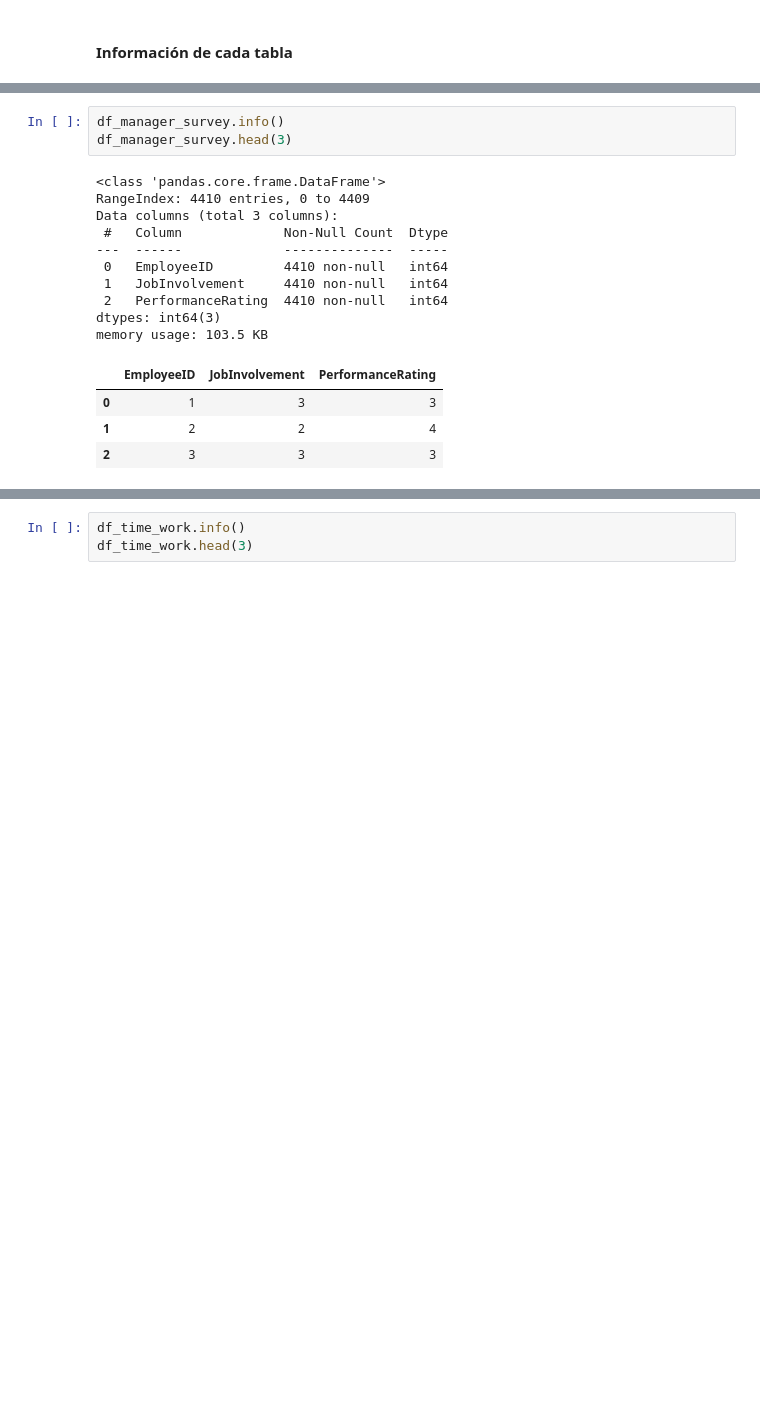
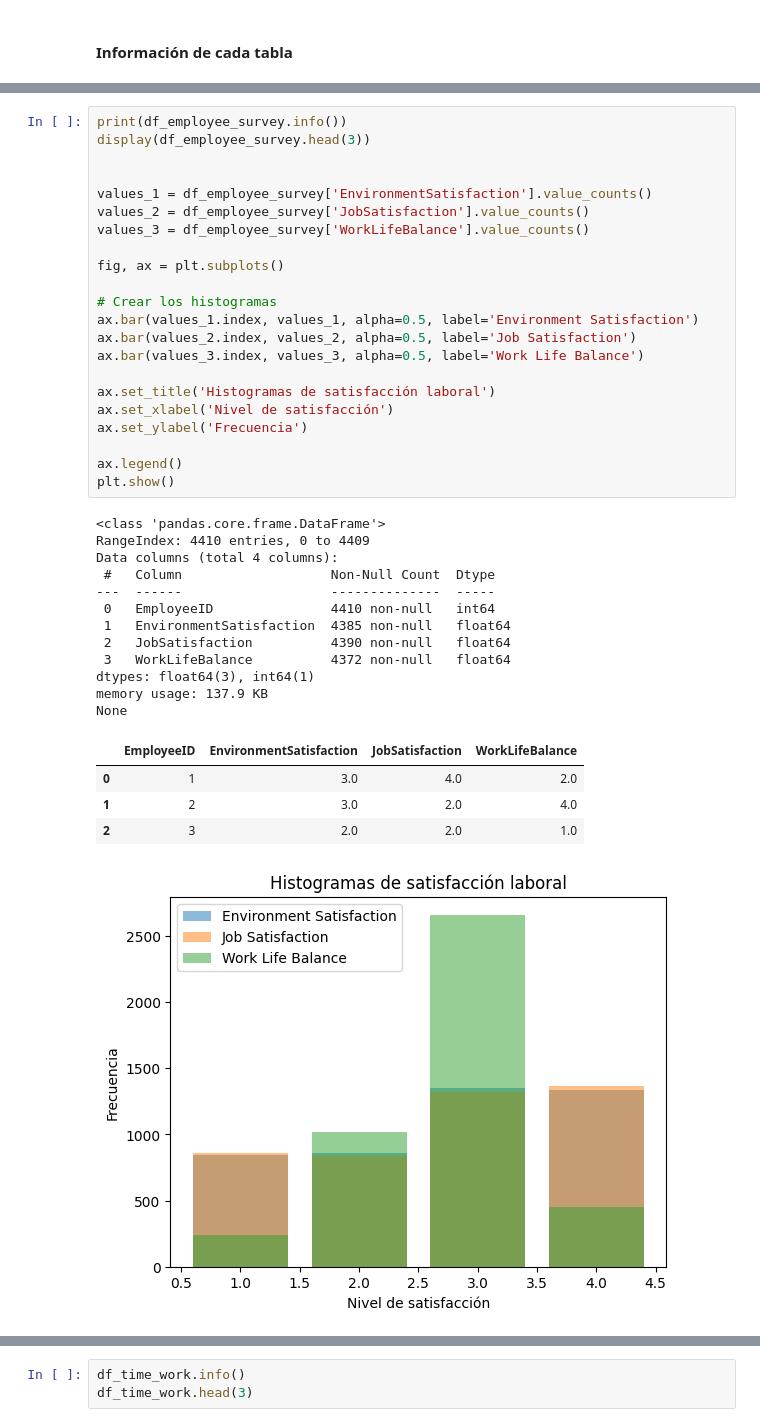
Before and after one commit to JavierBurgos-web/PROYECTO_ANALITICA_II, a Jupyter notebook: Entrega_uno.ipynb, the cells around one changed output, grey strips where cells are left out. Saved outputs shown, nothing was run; the diff lists cells and outputs as text; blank space fills up the shorter version.

```diff
--- a/Entrega_uno.ipynb
+++ b/Entrega_uno.ipynb
@@ -84,18 +39,40 @@ memory usage: 827.0+ KB
-# %%
-df_manager_survey.info()
-df_manager_survey.head(3)
-# %% [output]
-<class 'pandas.core.frame.DataFrame'>
-RangeIndex: 4410 entries, 0 to 4409
-Data columns (total 3 columns):
- #   Column             Non-Null Count  Dtype
----  ------             --------------  -----
- 0   EmployeeID         4410 non-null   int64
- 1   JobInvolvement     4410 non-null   int64
- 2   PerformanceRating  4410 non-null   int64
-dtypes: int64(3)
-memory usage: 103.5 KB
-|  | EmployeeID | JobInvolvement | PerformanceRating |
-| 0 | 1 | 3 | 3 |
-| 1 | 2 | 2 | 4 |
-| 2 | 3 | 3 | 3 |
+# %%
+print(df_employee_survey.info())
+display(df_employee_survey.head(3))
+
+
+values_1 = df_employee_survey['EnvironmentSatisfaction'].value_counts()
+values_2 = df_employee_survey['JobSatisfaction'].value_counts()
+values_3 = df_employee_survey['WorkLifeBalance'].value_counts()
+
+fig, ax = plt.subplots()
+
+# Crear los histogramas
+ax.bar(values_1.index, values_1, alpha=0.5, label='Environment Satisfaction')
+ax.bar(values_2.index, values_2, alpha=0.5, label='Job Satisfaction')
+ax.bar(values_3.index, values_3, alpha=0.5, label='Work Life Balance')
+
+ax.set_title('Histogramas de satisfacción laboral')
+ax.set_xlabel('Nivel de satisfacción')
+ax.set_ylabel('Frecuencia')
+
+ax.legend()
+plt.show()
+# %% [output]
+<class 'pandas.core.frame.DataFrame'>
+RangeIndex: 4410 entries, 0 to 4409
+Data columns (total 4 columns):
+ #   Column                   Non-Null Count  Dtype
+---  ------                   --------------  -----
+ 0   EmployeeID               4410 non-null   int64
+ 1   EnvironmentSatisfaction  4385 non-null   float64
+ 2   JobSatisfaction          4390 non-null   float64
+ 3   WorkLifeBalance          4372 non-null   float64
+dtypes: float64(3), int64(1)
+memory usage: 137.9 KB
+None
+|  | EmployeeID | EnvironmentSatisfaction | JobSatisfaction | WorkLifeBalance |
+| 0 | 1 | 3.0 | 4.0 | 2.0 |
+| 1 | 2 | 3.0 | 2.0 | 4.0 |
+| 2 | 3 | 2.0 | 2.0 | 1.0 |
+[figure, added]
```
Also changed, not shown: parts of 11 cells of this notebook.
